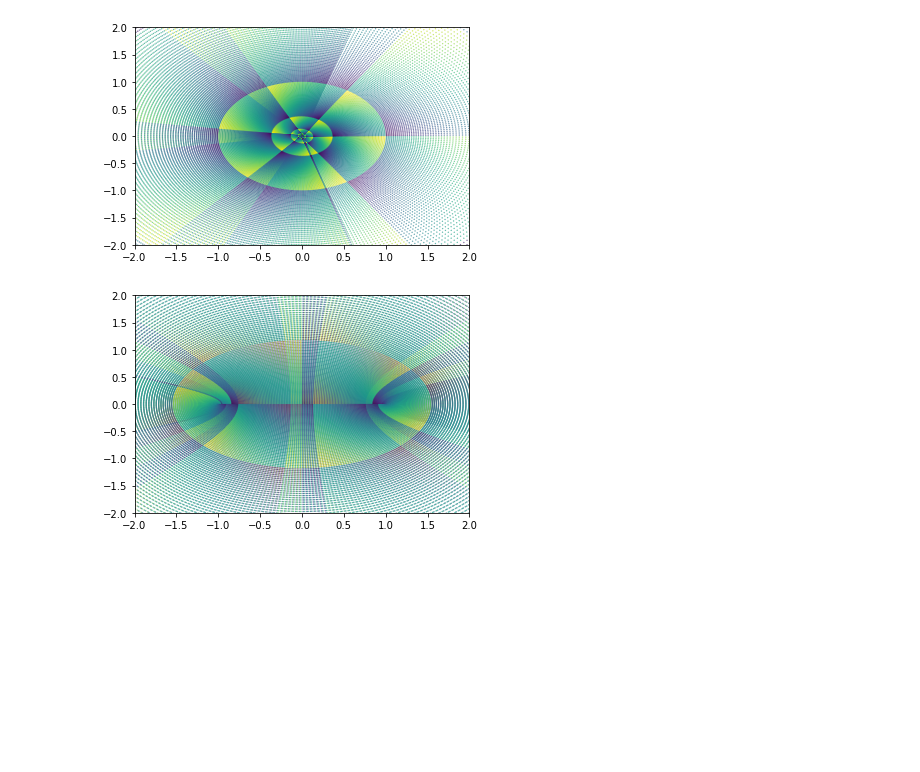
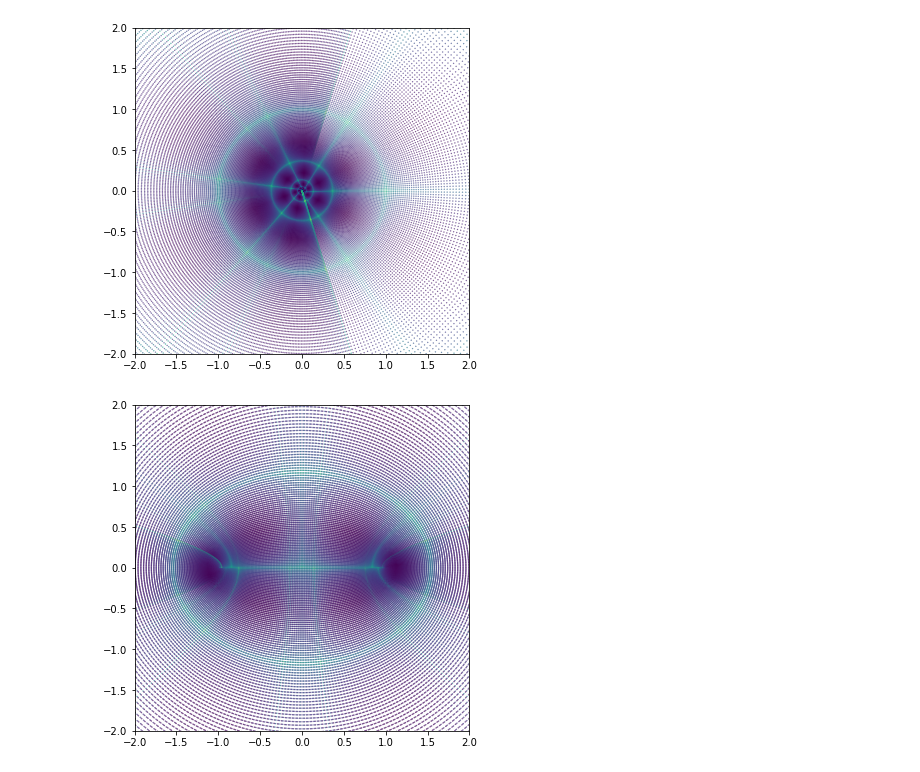
Before and after one commit to sw1227/simulation, a Jupyter notebook: complex.ipynb, the cells around one changed output. Cells and saved outputs as stored; diff of their text form; code cells hidden in the pictures; blank space fills up the shorter version.

```diff
--- a/complex.ipynb
+++ b/complex.ipynb
@@ -84,12 +18,0 @@ plt.scatter(r.flatten(), i.flatten(), c=theta, s=1)
-# %%
-r, i = np.meshgrid(np.linspace(-4, 4, 400), np.linspace(-4, 4, 400))
-z = r + i*1j
-
-zz = (z * z - 1j)/(2*z*z + 2j)
-z_r, z_i = zz.real, zz.imag
-
-theta = np.arctan2(i, r)
-
-plt.scatter(z_r.flatten(), z_i.flatten(), c=theta.flatten(), s=0.1)
-plt.xlim(-2, 2)
-plt.ylim(-2, 2)
@@ -111,10 +18,0 @@ plt.imshow(np.arctan2(i, r))
-# %%
-r, i = np.meshgrid(np.linspace(-4, 4, 400), np.linspace(-4, 4, 400))
-z = r + i*1j
-
-zz = (z*z-1)*(z*z-2-1j)**2 / (z*z+2+2j)
-z_r, z_i = zz.real, zz.imag
-
-# ひょっとして移動先をもとに色分け？
-fuga = np.arctan2(z_i, z_r)
-plt.imshow(fuga)
@@ -164,13 +152,12 @@ plt.imshow((r-np.floor(r)) + (i-np.floor(i)))
 # %%
-r, i = np.meshgrid(np.linspace(-5, 5, 500), np.linspace(-5, 5, 500))
-z = r + i*1j
+def plot_conformal2(complex_func):
+    """ 散布図を用いた等角写像のプロット """
+    x, y = np.meshgrid(np.linspace(-5, 5, 500), np.linspace(-5, 5, 500))
+    z = x + y*1j
 
-zz = 1/z
-z_r, z_i = zz.real, zz.imag
+    z2 = complex_func(z)
+    grid = - np.log(0.001 + abs(x - np.round(x))) - np.log(0.001 + abs(y - np.round(y))) # 格子からの距離に対応
 
-theta = np.arctan2(i, r)
-hoge = (r-np.floor(r)) + (i-np.floor(i))
-
-plt.scatter(z_r.flatten(), z_i.flatten(), c=hoge.flatten(), s=0.1)
-plt.xlim(-2, 2)
-plt.ylim(-2, 2)
+    plt.scatter(z2.real.flatten(), z2.imag.flatten(), c=grid.flatten(), s=0.1)
+    plt.xlim(-2, 2)
+    plt.ylim(-2, 2)
@@ -194,8 +168,8 @@ def plot_conformal(func):
 # %%
-plot_conformal(np.exp)
+plot_conformal2(np.exp)
 # %% [output]
-[figure, old version]
+[figure, new version]
 # %%
-plot_conformal(np.sin)
+plot_conformal2(np.sin)
 # %% [output]
-[figure, old version]
+[figure, new version]
```
Also changed, not shown: parts of 57 cells of this notebook.
